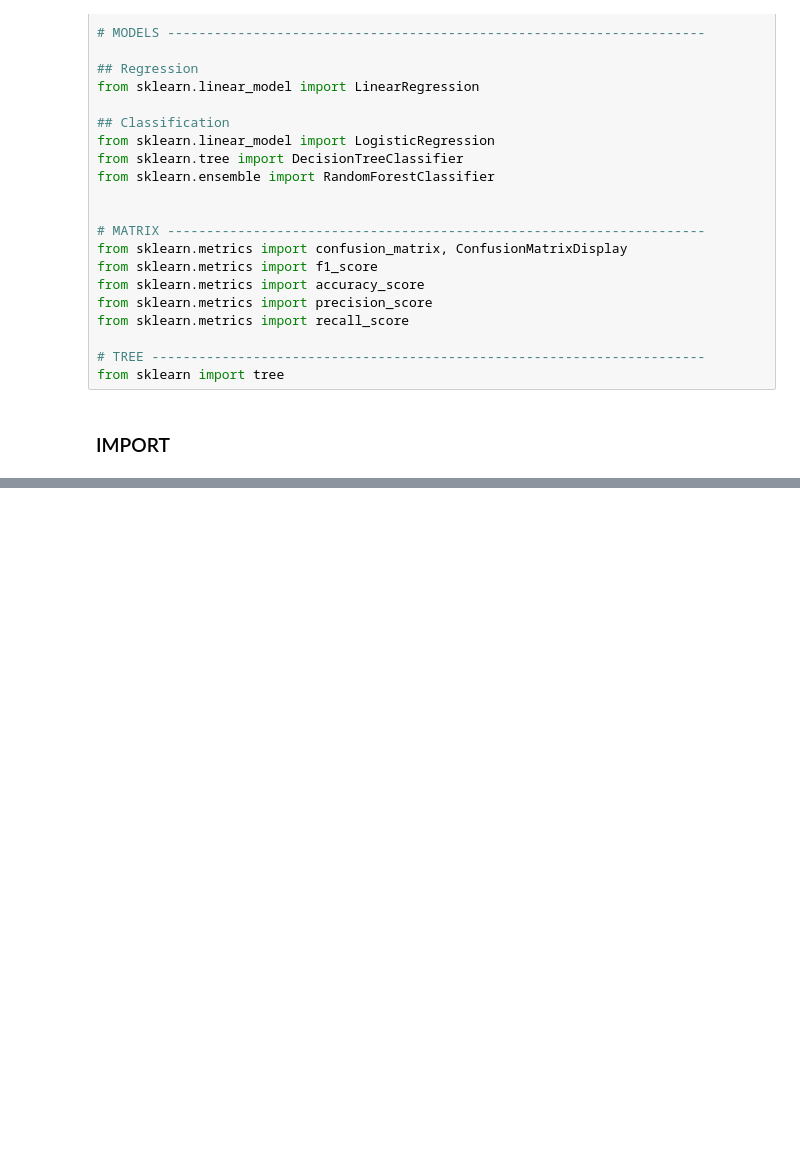
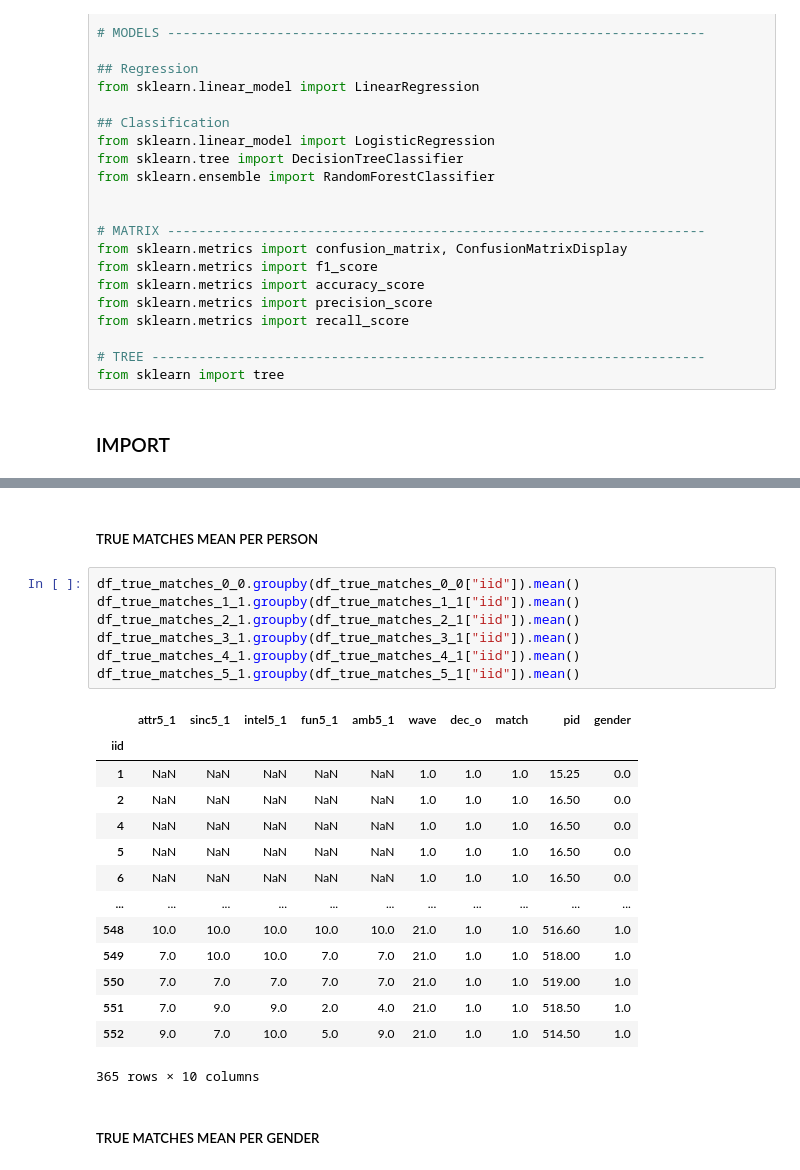
Before and after one commit to aevlkm/eda, a Jupyter notebook: 05_EDA/tinder.ipynb, the cells around one changed output, grey strips where cells are left out. Cells and saved outputs as stored; diff of their text form; blank space fills up the shorter version.

```diff
--- a/05_EDA/tinder.ipynb
+++ b/05_EDA/tinder.ipynb
@@ -149,0 +203,26 @@ KeyboardInterrupt:
+# %% [markdown]
+##### TRUE MATCHES MEAN PER PERSON
+# %%
+df_true_matches_0_0.groupby(df_true_matches_0_0["iid"]).mean()
+df_true_matches_1_1.groupby(df_true_matches_1_1["iid"]).mean()
+df_true_matches_2_1.groupby(df_true_matches_2_1["iid"]).mean()
+df_true_matches_3_1.groupby(df_true_matches_3_1["iid"]).mean()
+df_true_matches_4_1.groupby(df_true_matches_4_1["iid"]).mean()
+df_true_matches_5_1.groupby(df_true_matches_5_1["iid"]).mean()
+# %% [output]
+|  | attr5_1 | sinc5_1 | intel5_1 | fun5_1 | amb5_1 | wave | dec_o | match | pid | gender |
+| iid |  |  |  |  |  |  |  |  |  |  |
+| 1 | NaN | NaN | NaN | NaN | NaN | 1.0 | 1.0 | 1.0 | 15.25 | 0.0 |
+| 2 | NaN | NaN | NaN | NaN | NaN | 1.0 | 1.0 | 1.0 | 16.50 | 0.0 |
+| 4 | NaN | NaN | NaN | NaN | NaN | 1.0 | 1.0 | 1.0 | 16.50 | 0.0 |
+| 5 | NaN | NaN | NaN | NaN | NaN | 1.0 | 1.0 | 1.0 | 16.50 | 0.0 |
+| 6 | NaN | NaN | NaN | NaN | NaN | 1.0 | 1.0 | 1.0 | 16.50 | 0.0 |
+| ... | ... | ... | ... | ... | ... | ... | ... | ... | ... | ... |
+| 548 | 10.0 | 10.0 | 10.0 | 10.0 | 10.0 | 21.0 | 1.0 | 1.0 | 516.60 | 1.0 |
+| 549 | 7.0 | 10.0 | 10.0 | 7.0 | 7.0 | 21.0 | 1.0 | 1.0 | 518.00 | 1.0 |
+| 550 | 7.0 | 7.0 | 7.0 | 7.0 | 7.0 | 21.0 | 1.0 | 1.0 | 519.00 | 1.0 |
+| 551 | 7.0 | 9.0 | 9.0 | 2.0 | 4.0 | 21.0 | 1.0 | 1.0 | 518.50 | 1.0 |
+| 552 | 9.0 | 7.0 | 10.0 | 5.0 | 9.0 | 21.0 | 1.0 | 1.0 | 514.50 | 1.0 |
+365 rows × 10 columns
+# %% [markdown]
+##### TRUE MATCHES MEAN PER GENDER
```
Also changed, not shown: parts of 29 cells of this notebook.
